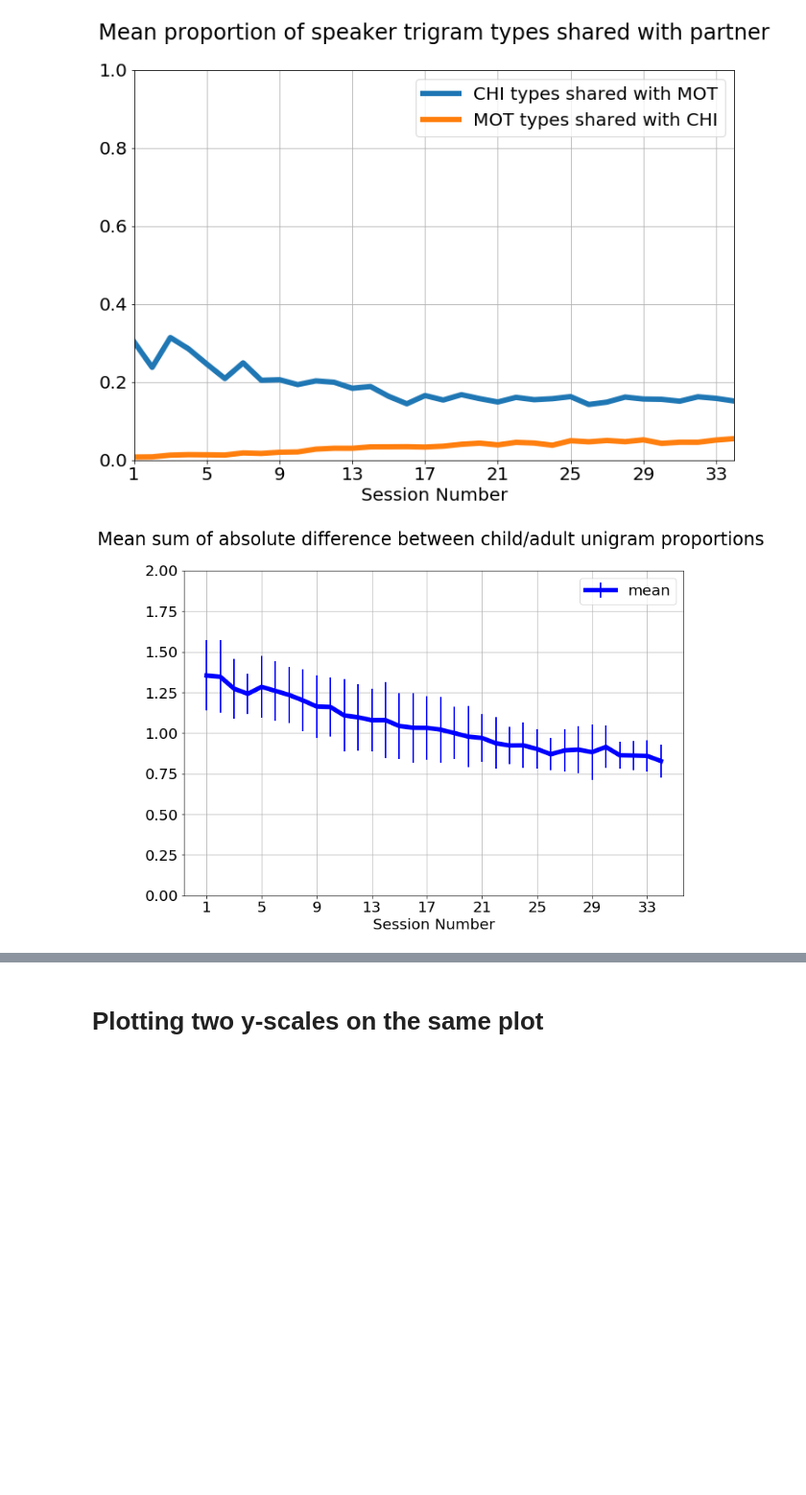
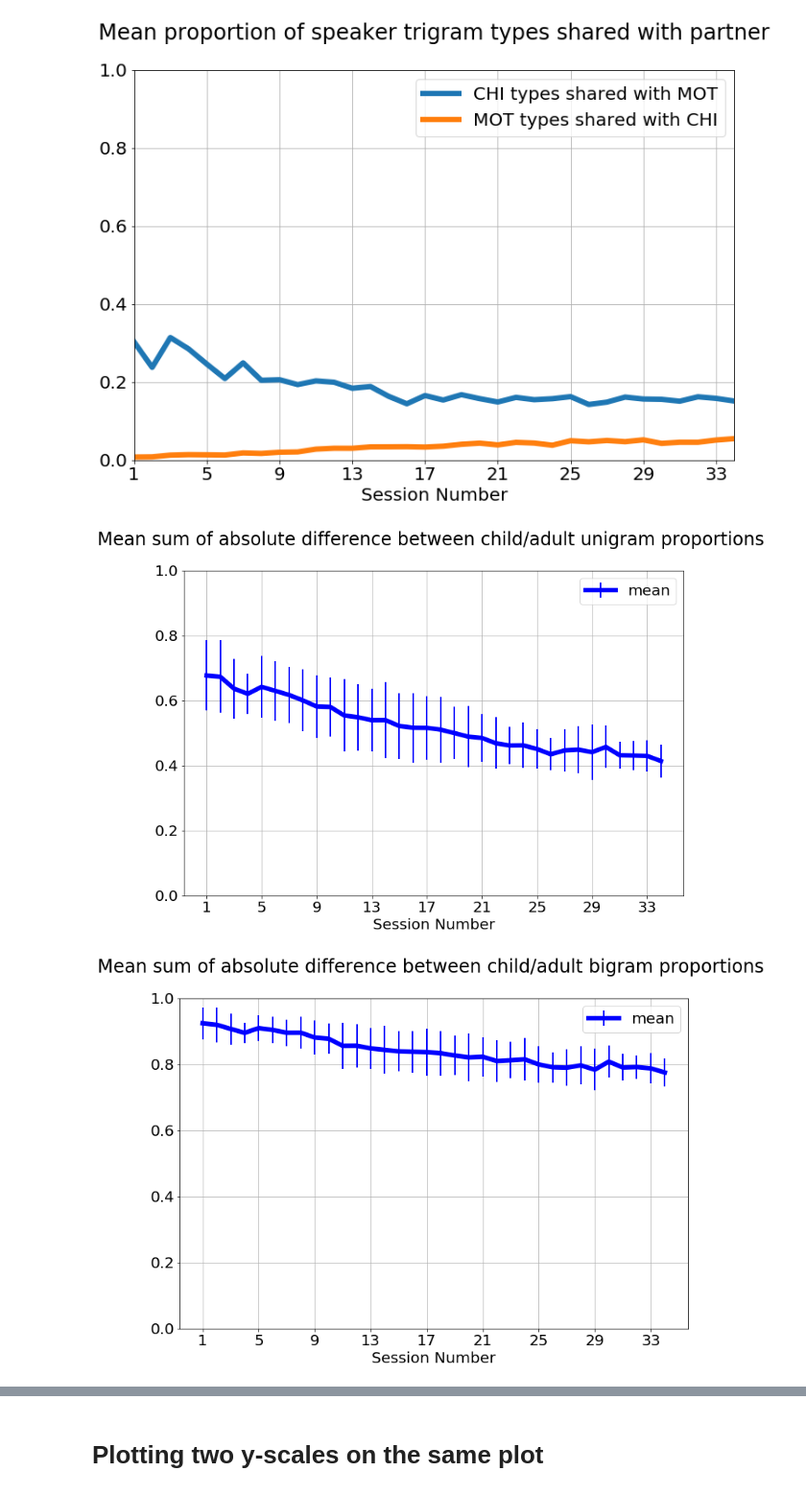
Before and after one commit to pfeyz/formulae-project, a Jupyter notebook: Absolute difference scores.ipynb, the cells around one changed output, grey strips where cells are left out. Shown at 96% size. Saved outputs shown, nothing was run; the diff lists cells and outputs as text; code cells hidden in the pictures; blank space fills up the shorter version.

Commit message:
add bigram and trigram mean sum abs diff values

```diff
--- a/Absolute difference scores.ipynb
+++ b/Absolute difference scores.ipynb
@@ -89,12 +89,13 @@ for subset, ngram_name in zip([unigrams, bigrams, trigrams], 'uni bi tri'.split(
 [figure]
 [figure]
 # %%
-diffs = unigrams.groupby(['corpus', 'session']).apply(difference_child_adult)
-stats = diffs.groupby(level='session').apply(lambda x: x[x > 0].describe()).unstack()
-plt.errorbar(stats.index, stats['mean'], stats['std'], color='b', elinewidth=2, capsize=0)
-plt.ylim(0, (stats['mean'] + stats['std'] * 1.5).max());
-vvv_format
-plt.rcParams['figure.figsize'] = 12, 8
-vvv_format('Mean sum of absolute difference between child/adult unigram proportions \n', max=2)
+for subset, ngram_name in zip([unigrams, bigrams, trigrams], 'uni bi tri'.split()):
+    diffs = subset.groupby(['corpus', 'session']).apply(difference_child_adult)
+    stats = diffs.groupby(level='session').apply(lambda x: x[x > 0].describe()).unstack().div(2)
+    plt.errorbar(stats.index, stats['mean'], stats['std'], color='b', elinewidth=2, capsize=0)
+    plt.ylim(0, (stats['mean'] + stats['std'] * 1.5).max());
+    plt.rcParams['figure.figsize'] = 12, 8
+    vvv_format('Mean sum of absolute difference between child/adult {}gram proportions \n'.format(ngram_name))
 # %% [output]
-[figure, old version]
+[figure, new version]
+[figure, added]
```
Also changed, not shown: parts of 2 cells of this notebook.
